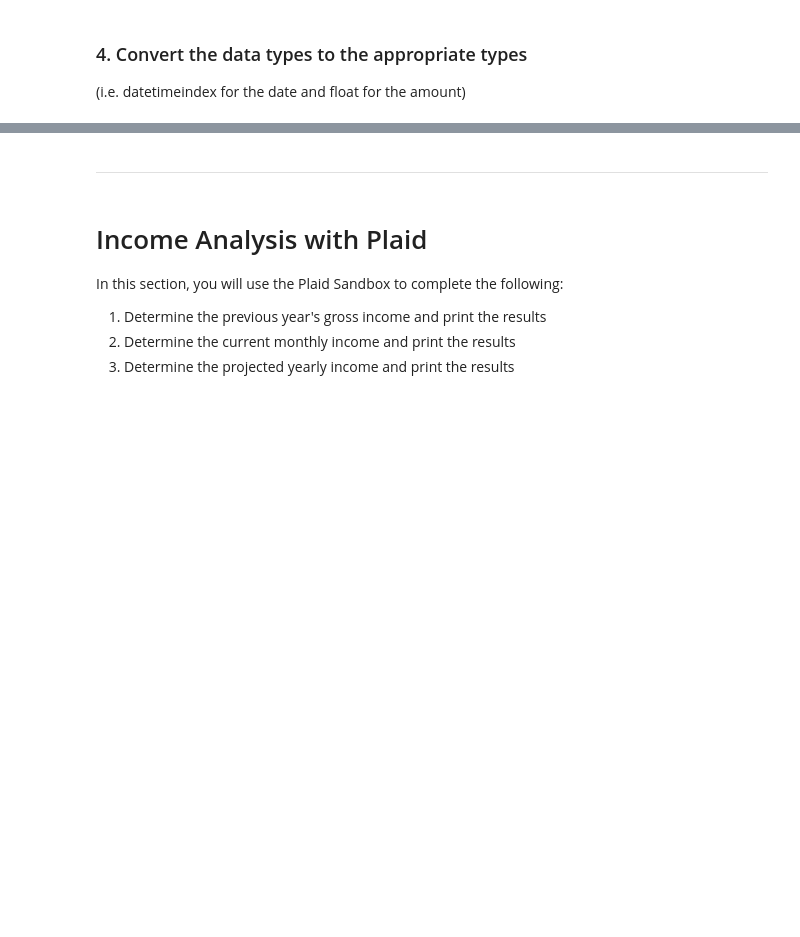
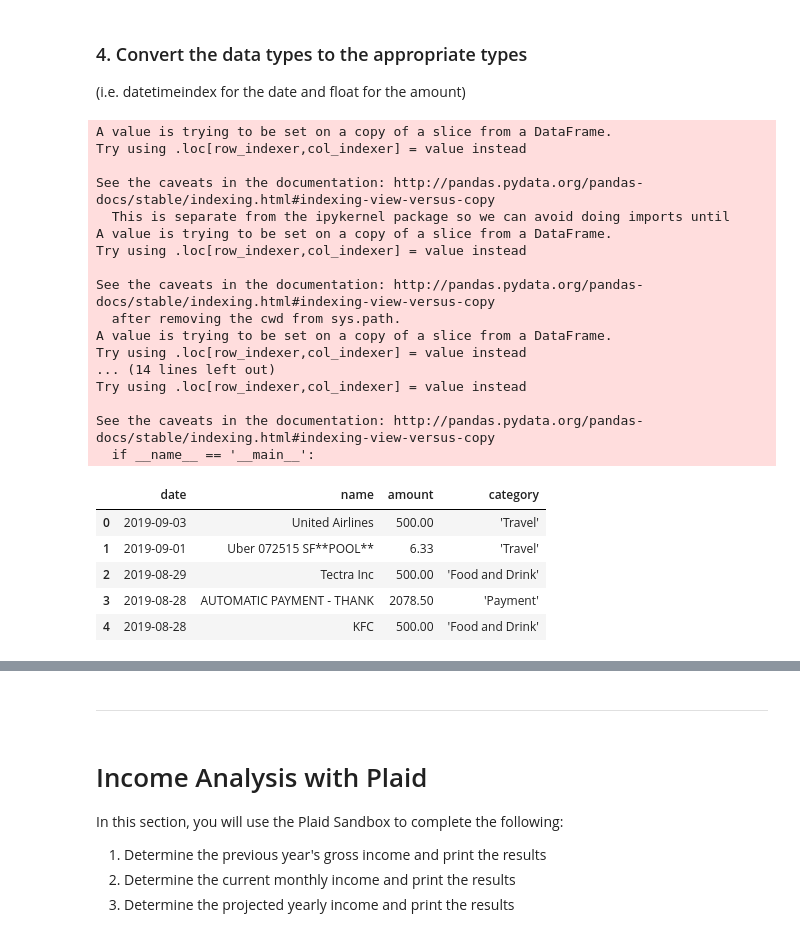
Before and after one commit to rolopez21/05-APIs, a Jupyter notebook: Instructions/Starter_Code/account_summary.ipynb, the cells around one changed output, grey strips where cells are left out. Saved outputs shown, nothing was run; the diff lists cells and outputs as text; code cells hidden in the pictures; blank space fills up the shorter version.

```diff
--- a/Instructions/Starter_Code/account_summary.ipynb
+++ b/Instructions/Starter_Code/account_summary.ipynb
@@ -108,0 +160,35 @@ print(json.dumps(transaction_response['transactions'][:2],indent=4, sort_keys=Tr
+# %%
+# YOUR CODE HERE
+df_rev1 = df_index
+df_rev1['category'] = df_rev1['category'].astype(str)
+df_rev1['amount'] = df_rev1['amount'].astype(float)
+df_rev1['date'] = pd.to_datetime(df_rev1['date'], errors='coerce')
+df_rev1['category'] = df_rev1['category'].str.replace(r'[','')
+df_rev1['category'] = df_rev1['category'].str.replace(r']','')
+#df_rev1.head()
+df_rev1['category'] = df_rev1['category'].str.split(',').str[0]
+df_rev1.head()
+# %% [output]
+A value is trying to be set on a copy of a slice from a DataFrame.
+Try using .loc[row_indexer,col_indexer] = value instead
+
+See the caveats in the documentation: http://pandas.pydata.org/pandas-docs/stable/indexing.html#indexing-view-versus-copy
+  This is separate from the ipykernel package so we can avoid doing imports until
+A value is trying to be set on a copy of a slice from a DataFrame.
+Try using .loc[row_indexer,col_indexer] = value instead
+
+See the caveats in the documentation: http://pandas.pydata.org/pandas-docs/stable/indexing.html#indexing-view-versus-copy
+  after removing the cwd from sys.path.
+A value is trying to be set on a copy of a slice from a DataFrame.
+Try using .loc[row_indexer,col_indexer] = value instead
+... (14 lines left out)
+Try using .loc[row_indexer,col_indexer] = value instead
+
+See the caveats in the documentation: http://pandas.pydata.org/pandas-docs/stable/indexing.html#indexing-view-versus-copy
+  if __name__ == '__main__':
+|  | date | name | amount | category |
+| 0 | 2019-09-03 | United Airlines | 500.00 | 'Travel' |
+| 1 | 2019-09-01 | Uber 072515 SF**POOL** | 6.33 | 'Travel' |
+| 2 | 2019-08-29 | Tectra Inc | 500.00 | 'Food and Drink' |
+| 3 | 2019-08-28 | AUTOMATIC PAYMENT - THANK | 2078.50 | 'Payment' |
+| 4 | 2019-08-28 | KFC | 500.00 | 'Food and Drink' |
```
Also changed, not shown: parts of 17 cells of this notebook, 2 other files.
